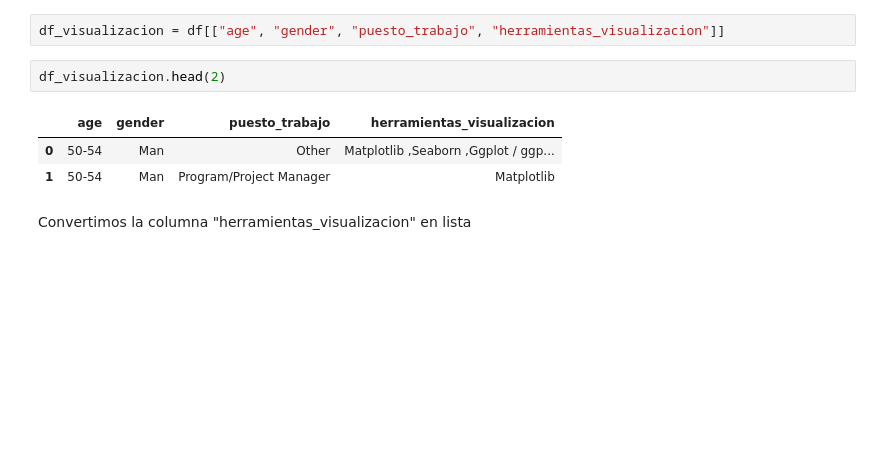
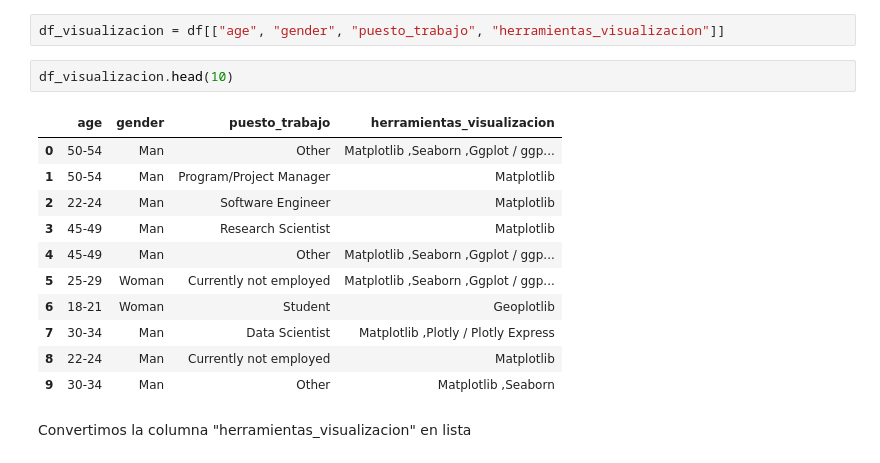
Before and after one commit to paulafuenteg/Kaggle-DS-ML-Survey, a Jupyter notebook: Limpieza/limpieza.ipynb, the cells around one changed output. Cells and saved outputs as stored; diff of their text form; blank space fills up the shorter version.

```diff
--- a/Limpieza/limpieza.ipynb
+++ b/Limpieza/limpieza.ipynb
@@ -649,11 +649,19 @@ Creamos un Dataframe solo con las columnas index, age, gender, puesto_trabajo y
 # %%
 df_visualizacion = df[["age", "gender", "puesto_trabajo", "herramientas_visualizacion"]]
 # %%
-df_visualizacion.head(2)
+df_visualizacion.head(10)
 # %% [output]
 |  | age | gender | puesto_trabajo | herramientas_visualizacion |
 | 0 | 50-54 | Man | Other | Matplotlib ,Seaborn ,Ggplot / ggp... |
 | 1 | 50-54 | Man | Program/Project Manager | Matplotlib |
+| 2 | 22-24 | Man | Software Engineer | Matplotlib |
+| 3 | 45-49 | Man | Research Scientist | Matplotlib |
+| 4 | 45-49 | Man | Other | Matplotlib ,Seaborn ,Ggplot / ggp... |
+| 5 | 25-29 | Woman | Currently not employed | Matplotlib ,Seaborn ,Ggplot / ggp... |
+| 6 | 18-21 | Woman | Student | Geoplotlib |
+| 7 | 30-34 | Man | Data Scientist | Matplotlib ,Plotly / Plotly Express |
+| 8 | 22-24 | Man | Currently not employed | Matplotlib |
+| 9 | 30-34 | Man | Other | Matplotlib ,Seaborn |
 # %% [markdown]
 Convertimos la columna "herramientas_visualizacion" en lista
 # %%
```
Also changed, not shown: parts of 5 cells of this notebook.
